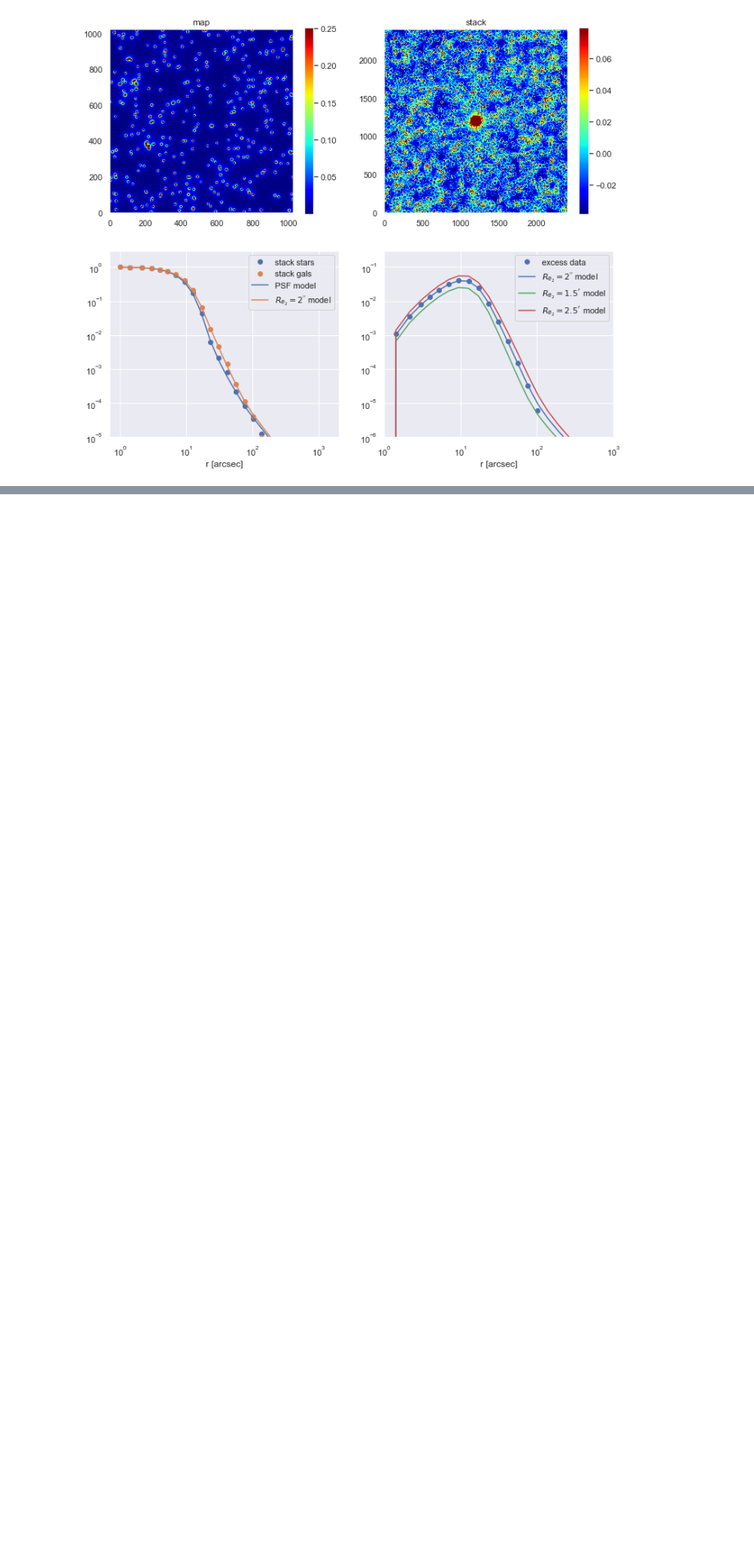
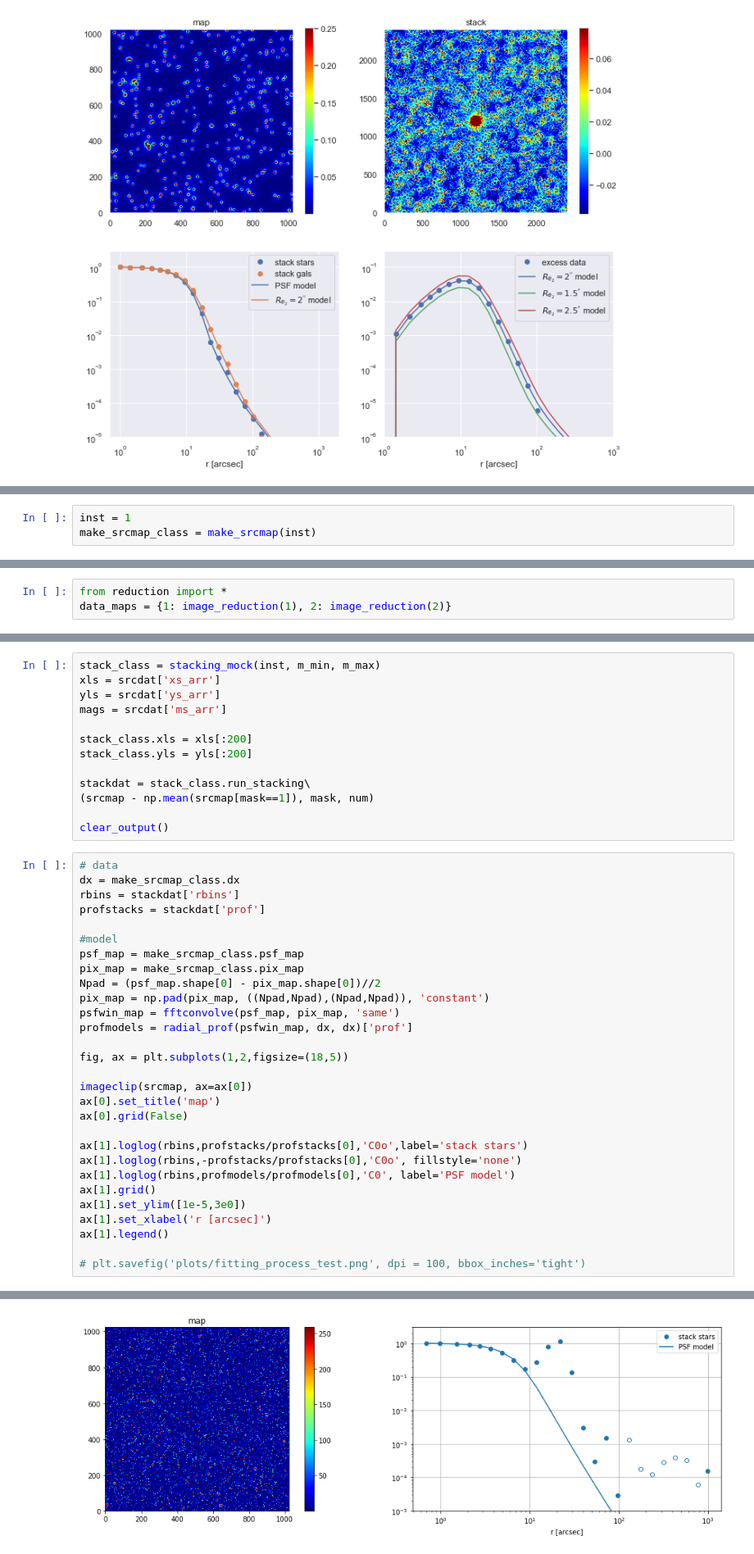
Before and after one commit to yuntingcheng/python_ciber, a Jupyter notebook: stack_modelfit/fit_process_test.ipynb, the cells around one changed output, grey strips where cells are left out. Shown at 82% size. Drawn from its saved outputs; the diff is of its cells as text; blank space fills up the shorter version.

```diff
--- a/stack_modelfit/fit_process_test.ipynb
+++ b/stack_modelfit/fit_process_test.ipynb
@@ -102,0 +108,3 @@ plt.savefig('plots/fitting_process_test.png', dpi = 100, bbox_inches='tight')
+# %%
+inst = 1
+make_srcmap_class = make_srcmap(inst)
@@ -102,0 +143,3 @@ plt.savefig('plots/fitting_process_test.png', dpi = 100, bbox_inches='tight')
+# %%
+from reduction import *
+data_maps = {1: image_reduction(1), 2: image_reduction(2)}
@@ -102,0 +156,43 @@ plt.savefig('plots/fitting_process_test.png', dpi = 100, bbox_inches='tight')
+# %%
+stack_class = stacking_mock(inst, m_min, m_max)
+xls = srcdat['xs_arr']
+yls = srcdat['ys_arr']
+mags = srcdat['ms_arr']
+
+stack_class.xls = xls[:200]
+stack_class.yls = yls[:200]
+
+stackdat = stack_class.run_stacking\
+(srcmap - np.mean(srcmap[mask==1]), mask, num)
+
+clear_output()
+# %%
+# data
+dx = make_srcmap_class.dx
+rbins = stackdat['rbins']
+profstacks = stackdat['prof']
+
+#model
+psf_map = make_srcmap_class.psf_map
+pix_map = make_srcmap_class.pix_map
+Npad = (psf_map.shape[0] - pix_map.shape[0])//2
+pix_map = np.pad(pix_map, ((Npad,Npad),(Npad,Npad)), 'constant')
+psfwin_map = fftconvolve(psf_map, pix_map, 'same')
+profmodels = radial_prof(psfwin_map, dx, dx)['prof']
+
+fig, ax = plt.subplots(1,2,figsize=(18,5))
+
+imageclip(srcmap, ax=ax[0])
+ax[0].set_title('map')
+ax[0].grid(False)
+
+ax[1].loglog(rbins,profstacks/profstacks[0],'C0o',label='stack stars')
+ax[1].loglog(rbins,-profstacks/profstacks[0],'C0o', fillstyle='none')
+ax[1].loglog(rbins,profmodels/profmodels[0],'C0', label='PSF model')
+ax[1].grid()
+ax[1].set_ylim([1e-5,3e0])
+ax[1].set_xlabel('r [arcsec]')
+ax[1].legend()
+
+# plt.savefig('plots/fitting_process_test.png', dpi = 100, bbox_inches='tight')
+# %% [output]
@@ -102,0 +200 @@ plt.savefig('plots/fitting_process_test.png', dpi = 100, bbox_inches='tight')
+[figure, added]
```
Also changed, not shown: parts of 12 cells of this notebook, 5 other files.
